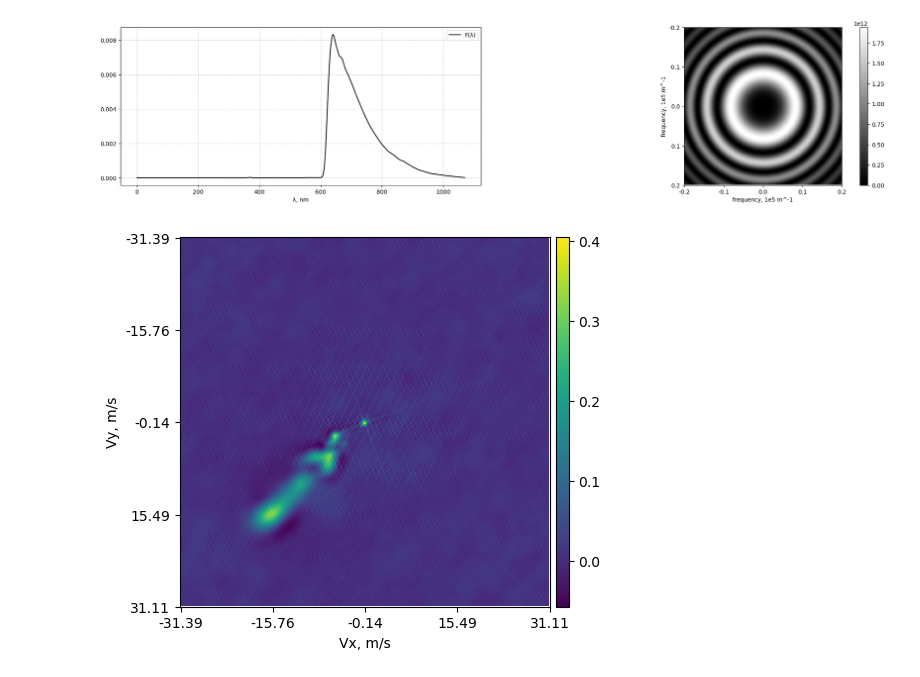
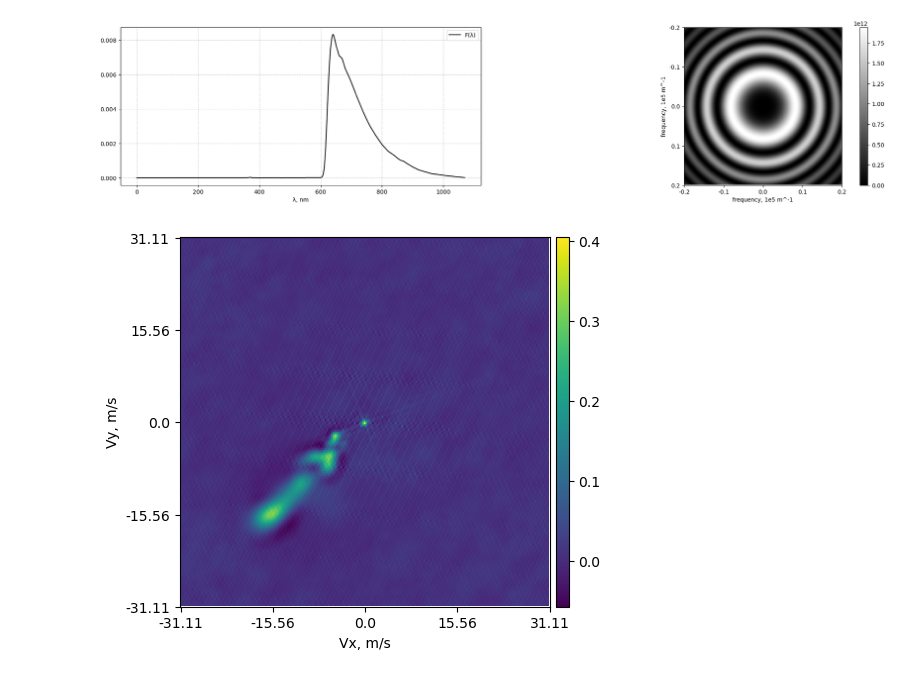
Before and after one commit to AntonMate/domecam, a Jupyter notebook: draft.ipynb, the cells around one changed output. Saved outputs shown, nothing was run; the diff lists cells and outputs as text; code cells hidden in the pictures.

```diff
--- a/draft.ipynb
+++ b/draft.ipynb
@@ -239,5 +249,5 @@ file_bias = 'bias20210130.fits'   # файл с кадром смещения, b
 corr_latency = 4                  # задержка в кросс-корреляции, [кол-во кадров]
 pupil_diameter = 2.5              # диаметр телескопа, [м]
 
-data_corr = pupil_cc(file, file_bias=file_bias, pupil_diameter=pupil_diameter, corr_latency=corr_latency)
+data_corr = pupil_cc(file, file_bias=file_bias, pupil_diameter=pupil_diameter, corr_latency=corr_latency, method='repeat')
 # %% [output]
@@ -376,26 +379,27 @@ print(' ')
 # %%
 '''
 Отрисовка спеклов для отчета
 '''
 
 def draw_correlate_with_velocity(data, D, Dpix, latency, sec_per_frame):
     v = (D / Dpix) / (latency * sec_per_frame)
-
-    x = np.round(v*np.linspace(-data.shape[0]//2, data.shape[0]//2, 5), 2)
+    x = np.round(v*np.linspace(-data.shape[0]//2+1, data.shape[0]//2, 5), 2)
+    y = np.round(v*np.linspace(-data.shape[0]//2+1, data.shape[0]//2, 5), 2)
+    y = np.flipud(y)
     fig = plt.figure()
     ax = plt.axes()
     im = plt.imshow(data, cmap = None)
     ax.set_xticks(np.linspace(0, data.shape[1], 5))
     ax.set_yticks(np.linspace(0, data.shape[0], 5))
     ax.set_xticklabels(x)
-    ax.set_yticklabels(x)
+    ax.set_yticklabels(y)
     ax.set_ylabel('Vy, m/s')
     ax.set_xlabel('Vx, m/s')
     cax = fig.add_axes([ax.get_position().x1+0.01,ax.get_position().y0,0.02,ax.get_position().height])
     plt.colorbar(im, cax=cax)
 #     ax.grid(color='grey', linestyle='--', linewidth=0.7, alpha=0.4)
     fig.savefig('C:/astro/cross_corr_m2.png', bbox_inches='tight')
 
 draw_correlate_with_velocity(data_corr, D, frame.shape[0], latency, sec_per_frame)
 # %% [output]
-[figure, old version]
+[figure, new version]
```
Also changed, not shown: parts of 3 cells of this notebook, 1 other file.
